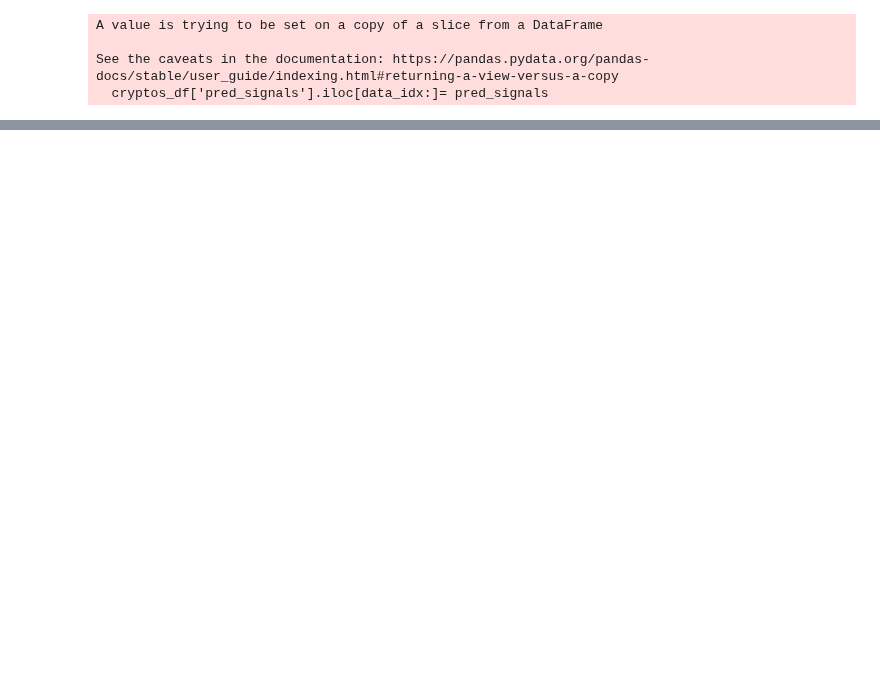
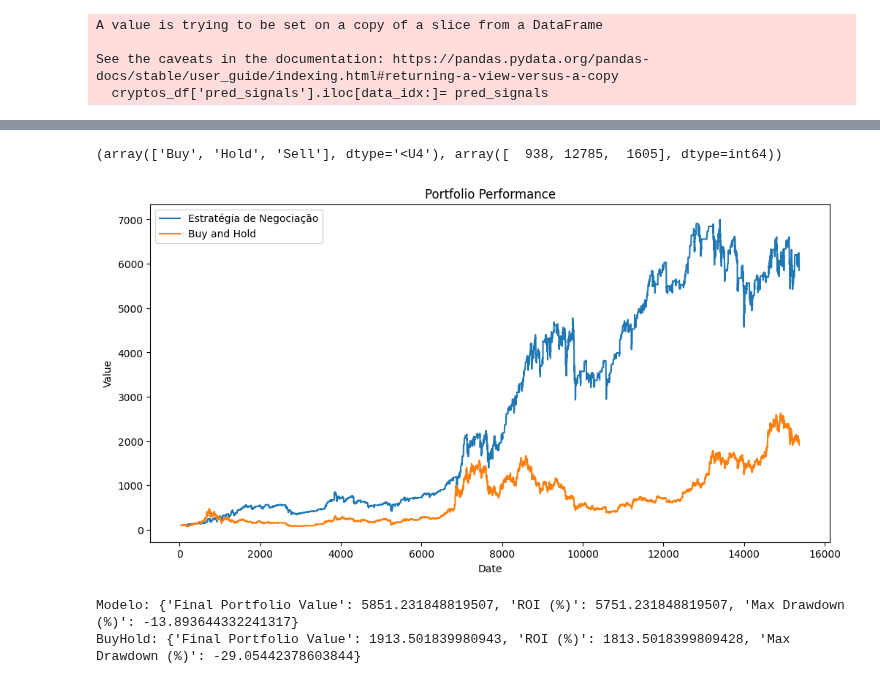
Before and after one commit to brunoodutra/Time_Series_Forecast, a Jupyter notebook: acoes/backtesting.ipynb, the cells around one changed output, grey strips where cells are left out. Saved outputs shown, nothing was run; the diff lists cells and outputs as text; code cells hidden in the pictures; blank space fills up the shorter version.

```diff
--- a/acoes/backtesting.ipynb
+++ b/acoes/backtesting.ipynb
@@ -423,3 +564,53 @@ Retorno da Estratégia de Buy and Hold: 2368.16%
+# %%
+TH = [0.5, 0.8, 0.6]
+#TH = [0.5, 0.4, 0.40]
+signals = np.array([
+    trade[np.argmax(prediction)] if np.max(prediction) > TH[np.argmax(prediction)] else trade[0]
+    for prediction in label_pred
+])
+
+
+print(np.unique(signals, return_counts=True))
+trade_signals=generate_signals(signals)
+
+#trade_signals=signals
+data=data.iloc[-len(signals):,:]
+
+
+backtester = Backtester(initial_balance, data)
+backtester.run(trade_signals)
+#backtester.plot_results()
+
+# Estratégia de buy and hold
+buy_and_hold = Backtester(initial_balance, data)
+signals = ['Buy'] + ['Hold'] * (len(data) - 1)
+buy_and_hold.run(signals)
+buy_and_hold_value = buy_and_hold.portfolio_value
+
+# Plotar resultados
+plt.figure(figsize=(12, 6))
+plt.plot(backtester.data.index, backtester.portfolio_value, label='Estratégia de Negociação')
+plt.plot(buy_and_hold.data.index, buy_and_hold_value, label='Buy and Hold')
+plt.xlabel('Date')
+plt.ylabel('Value')
+plt.title('Portfolio Performance')
+plt.legend()
+plt.show()
+
+# Calcular retorno
+backtester_return = (backtester.portfolio_value[-1] - initial_balance) / initial_balance
+buy_and_hold_return = (buy_and_hold_value[-1] - initial_balance) / initial_balance
+
+#print(f"Retorno da Estratégia de Negociação: {backtester_return * 100:.2f}%")
+#print(f"Retorno da Estratégia de Buy and Hold: {buy_and_hold_return * 100:.2f}%")
+
+print(f"Modelo: {backtester.calculate_metrics()}")
+print(f"BuyHold: {buy_and_hold.calculate_metrics()}")
+# %% [output]
+(array(['Buy', 'Hold', 'Sell'], dtype='<U4'), array([  938, 12785,  1605], dtype=int64))
+[figure, added]
+Modelo: {'Final Portfolio Value': 5851.231848819507, 'ROI (%)': 5751.231848819507, 'Max Drawdown (%)': -13.893644332241317}
+BuyHold: {'Final Portfolio Value': 1913.501839980943, 'ROI (%)': 1813.5018399809428, 'Max Drawdown (%)': -29.05442378603844}
 # %%
 data['Close'].values.shape
 # %% [output]
```
Also changed, not shown: parts of 30 cells of this notebook.
